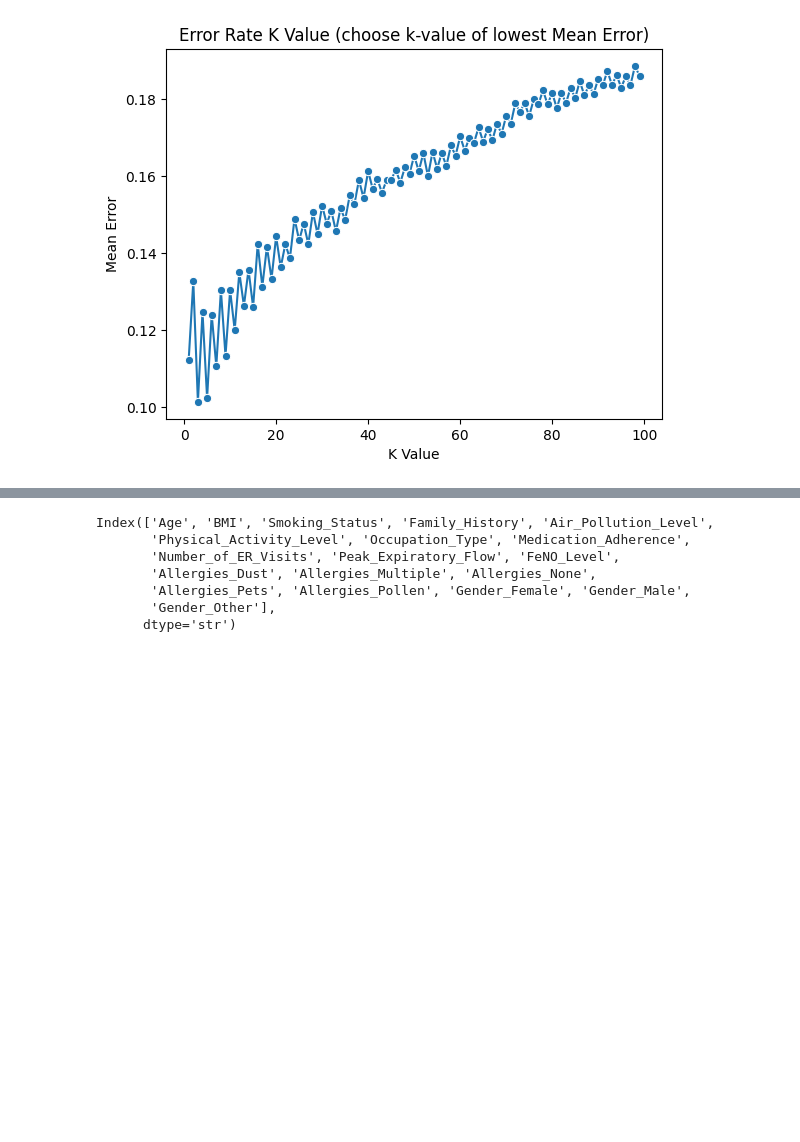
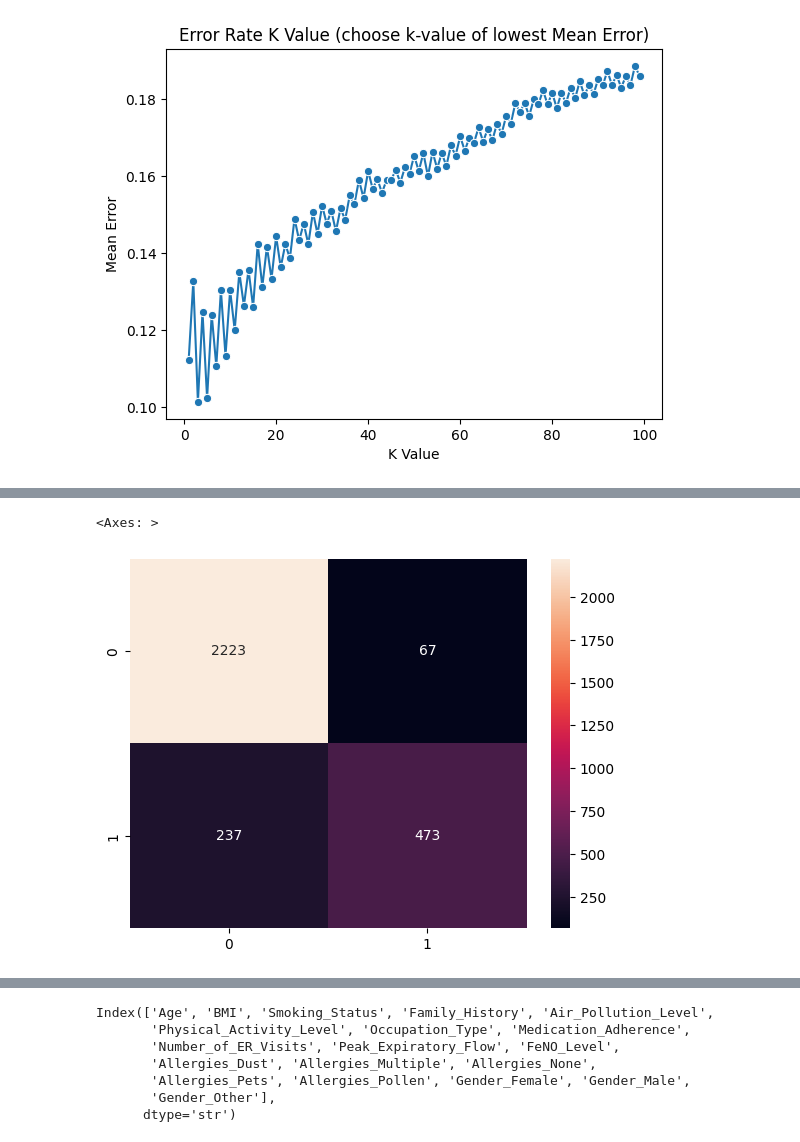
Before and after one commit to gayaniwijesinghe91/IntroductionToMLMethods, a Jupyter notebook: Exercise5_KNN_ Classification 2 synthetic_asthma_dataset_random_forest copy.ipynb, the cells around one changed output, grey strips where cells are left out. Cells and saved outputs as stored; diff of their text form; code cells hidden in the pictures; blank space fills up the shorter version.

```diff
--- a/Exercise5_KNN_ Classification 2 synthetic_asthma_dataset_random_forest copy.ipynb
+++ b/Exercise5_KNN_ Classification 2 synthetic_asthma_dataset_random_forest copy.ipynb
@@ -474,3 +477,9 @@ ValueError: Classification metrics can't handle a mix of binary and continuous t
+# %%
+# see the confusion matrix
+sns.heatmap(confusion_matrix(y_test, predictions), annot=True, fmt='g')
+# %% [output]
+<Axes: >
+[figure, added]
 # %%
 # if the prediction distribution is far from standard normal distritbuion
 # then the model is not probably good enough
```
Also changed, not shown: parts of 9 cells of this notebook.
